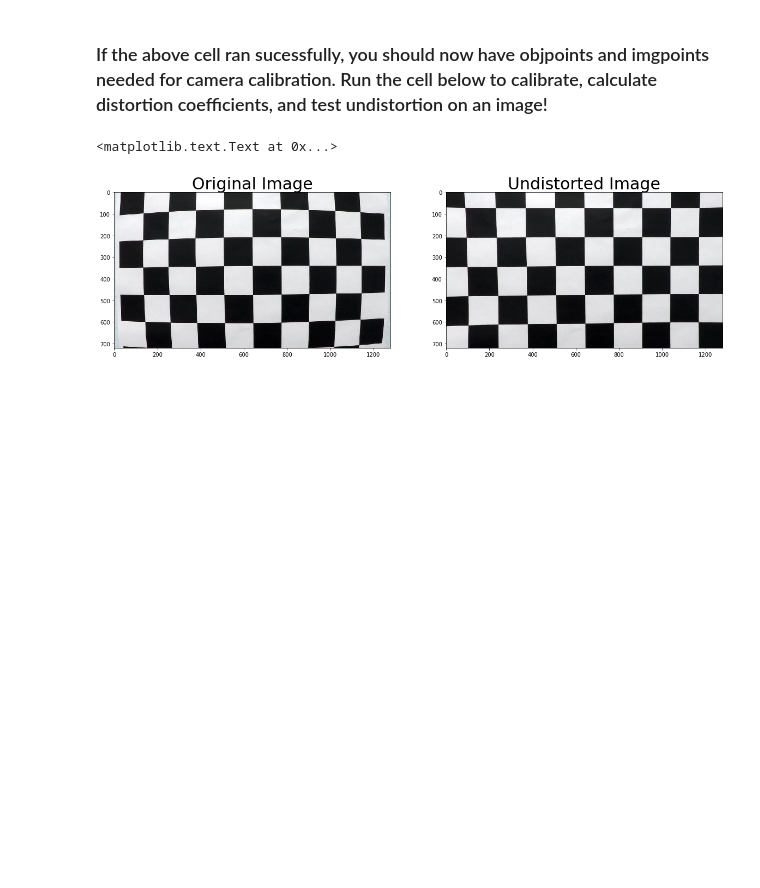
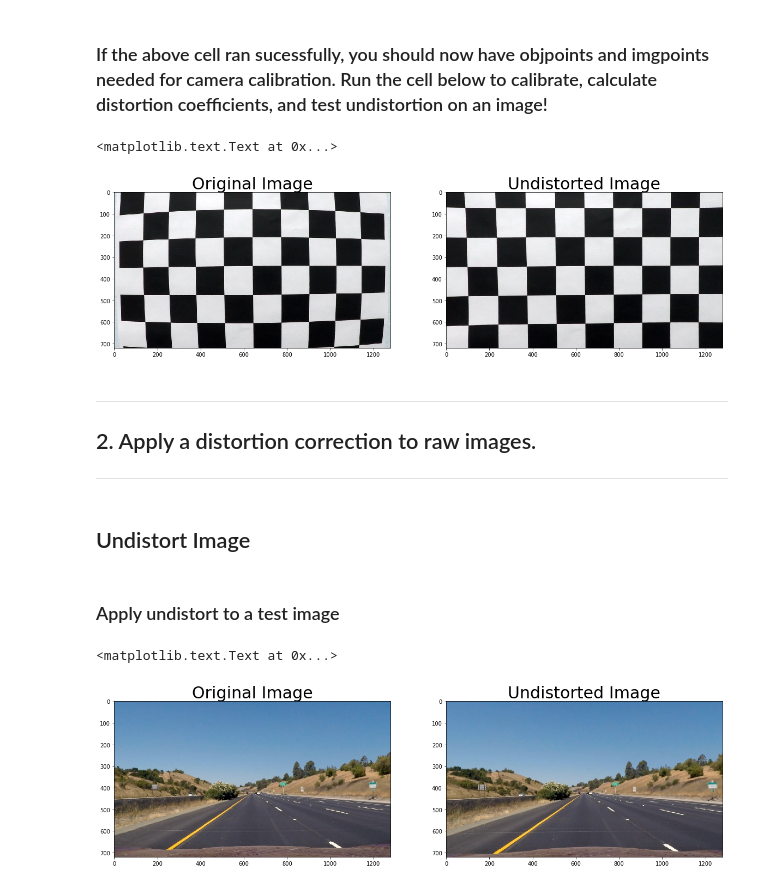
Before and after one commit to praveenbandaru/CarND-Advanced-Lane-Lines, a Jupyter notebook: Project.ipynb, the cells around one changed output. Cells and saved outputs as stored; diff of their text form; code cells hidden in the pictures; blank space fills up the shorter version.

Commit message:
Added Undistort, Color Transform, Gradient, Perspective Transform

```diff
--- a/Project.ipynb
+++ b/Project.ipynb
@@ -97,3 +111,35 @@ ax2.set_title('Undistorted Image', fontsize=30)
 # %% [output]
 <matplotlib.text.Text at 0x...>
 [figure]
+# %% [markdown]
+---
+## 2. Apply a distortion correction to raw images.
+---
+# %% [markdown]
+## Undistort Image
+# %%
+# undistort image using camera calibration matrix and distortion coefficients from above
+def undistort(img, mtx, dist):
+    undist = cv2.undistort(img, mtx, dist, None, mtx)
+    return undist
+# %% [markdown]
+### Apply undistort to a test image
+# %%
+# Loading camera calibration pickle
+cameraCalibration = pickle.load( open('pickles/calibration_pickle.p', 'rb' ) )
+mtx, dist = map(cameraCalibration.get, ('mtx', 'dist'))
+
+# Test undistortion on an image
+img = cv2.imread('test_images/straight_lines1.jpg')
+
+dst = undistort(img, mtx, dist)
+
+# Visualize undistortion
+f, (ax1, ax2) = plt.subplots(1, 2, figsize=(20,10))
+ax1.imshow(cv2.cvtColor(img, cv2.COLOR_BGR2RGB))
+ax1.set_title('Original Image', fontsize=30)
+ax2.imshow(cv2.cvtColor(dst, cv2.COLOR_BGR2RGB))
+ax2.set_title('Undistorted Image', fontsize=30)
+# %% [output]
+<matplotlib.text.Text at 0x...>
+[figure, added]
```
Also changed, not shown: parts of 17 cells of this notebook, 21 other files.
